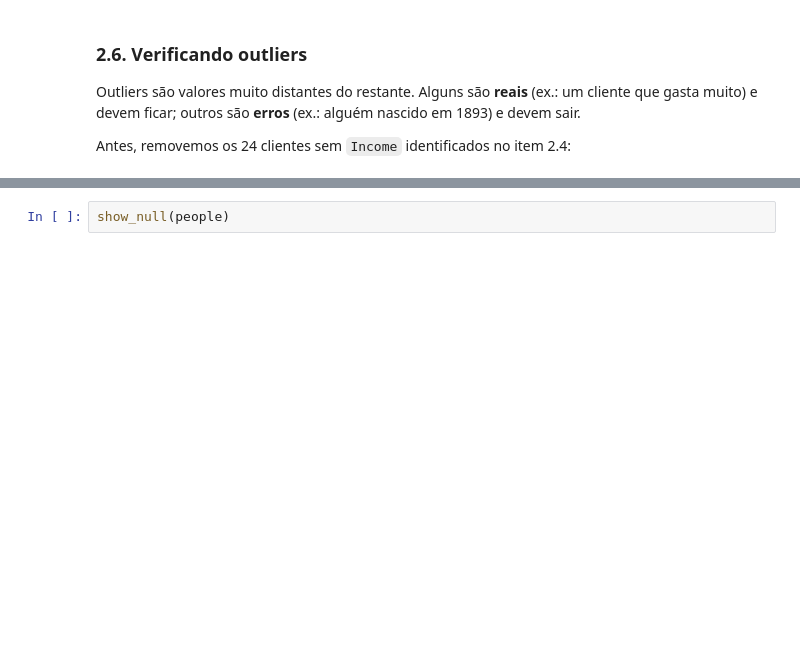
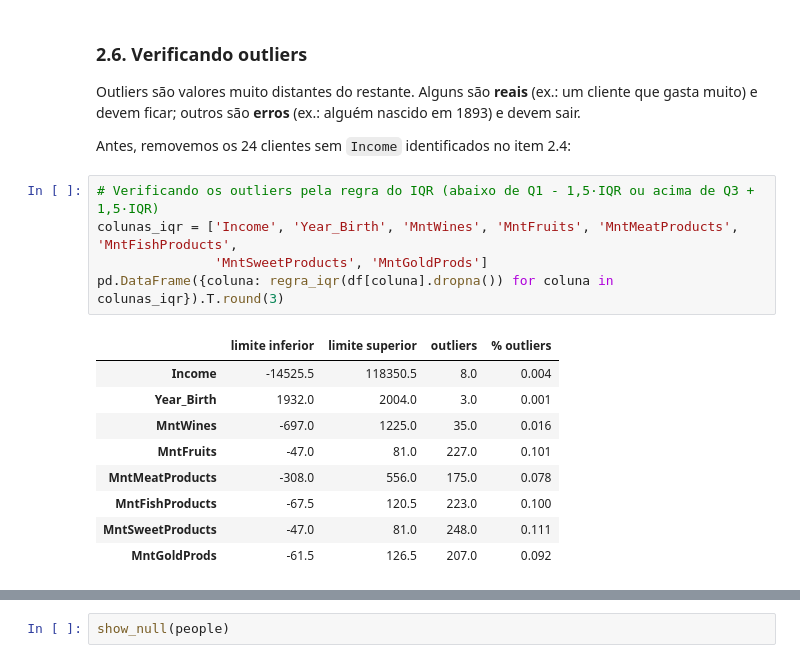
Before and after one commit to RafaelSilva89/Analise_de_clusters_para_segmentar_os_clientes, a Jupyter notebook: Notebooks/Análise de Segmentação de Clientes - v2.ipynb, the cells around one changed output, grey strips where cells are left out. Saved outputs shown, nothing was run; the diff lists cells and outputs as text; blank space fills up the shorter version.

```diff
--- a/Notebooks/Análise de Segmentação de Clientes - v2.ipynb
+++ b/Notebooks/Análise de Segmentação de Clientes - v2.ipynb
@@ -371,3 +375,18 @@ Name: count, dtype: int64
 Outliers são valores muito distantes do restante. Alguns são **reais** (ex.: um cliente que gasta muito) e devem ficar; outros são **erros** (ex.: alguém nascido em 1893) e devem sair.
 
 Antes, removemos os 24 clientes sem `Income` identificados no item 2.4:
+# %%
+# Verificando os outliers pela regra do IQR (abaixo de Q1 - 1,5·IQR ou acima de Q3 + 1,5·IQR)
+colunas_iqr = ['Income', 'Year_Birth', 'MntWines', 'MntFruits', 'MntMeatProducts', 'MntFishProducts',
+               'MntSweetProducts', 'MntGoldProds']
+pd.DataFrame({coluna: regra_iqr(df[coluna].dropna()) for coluna in colunas_iqr}).T.round(3)
+# %% [output]
+|  | limite inferior | limite superior | outliers | % outliers |
+| Income | -14525.5 | 118350.5 | 8.0 | 0.004 |
+| Year_Birth | 1932.0 | 2004.0 | 3.0 | 0.001 |
+| MntWines | -697.0 | 1225.0 | 35.0 | 0.016 |
+| MntFruits | -47.0 | 81.0 | 227.0 | 0.101 |
+| MntMeatProducts | -308.0 | 556.0 | 175.0 | 0.078 |
+| MntFishProducts | -67.5 | 120.5 | 223.0 | 0.100 |
+| MntSweetProducts | -47.0 | 81.0 | 248.0 | 0.111 |
+| MntGoldProds | -61.5 | 126.5 | 207.0 | 0.092 |
```
Also changed, not shown: parts of 55 cells of this notebook, 5 other files.
